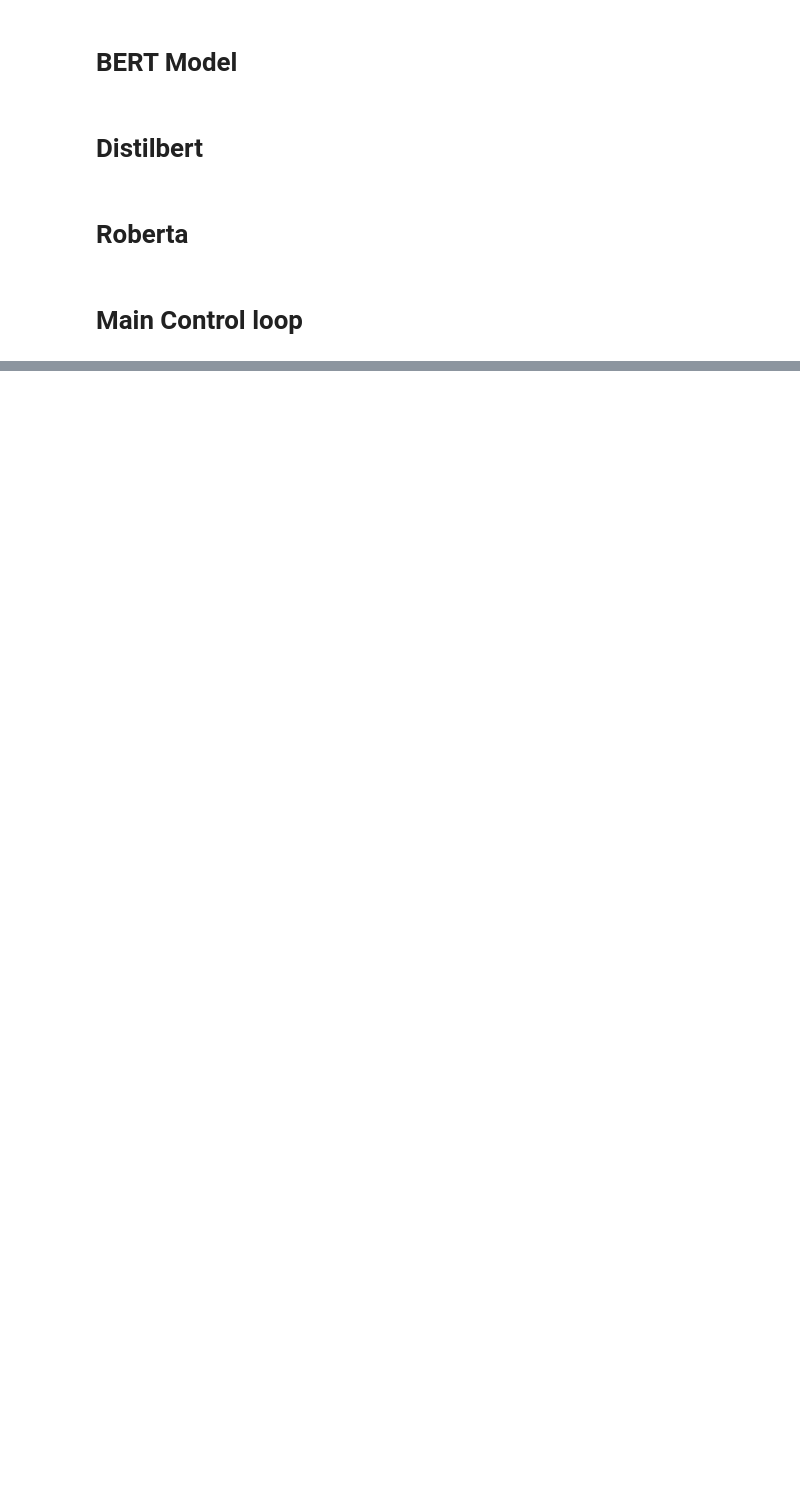
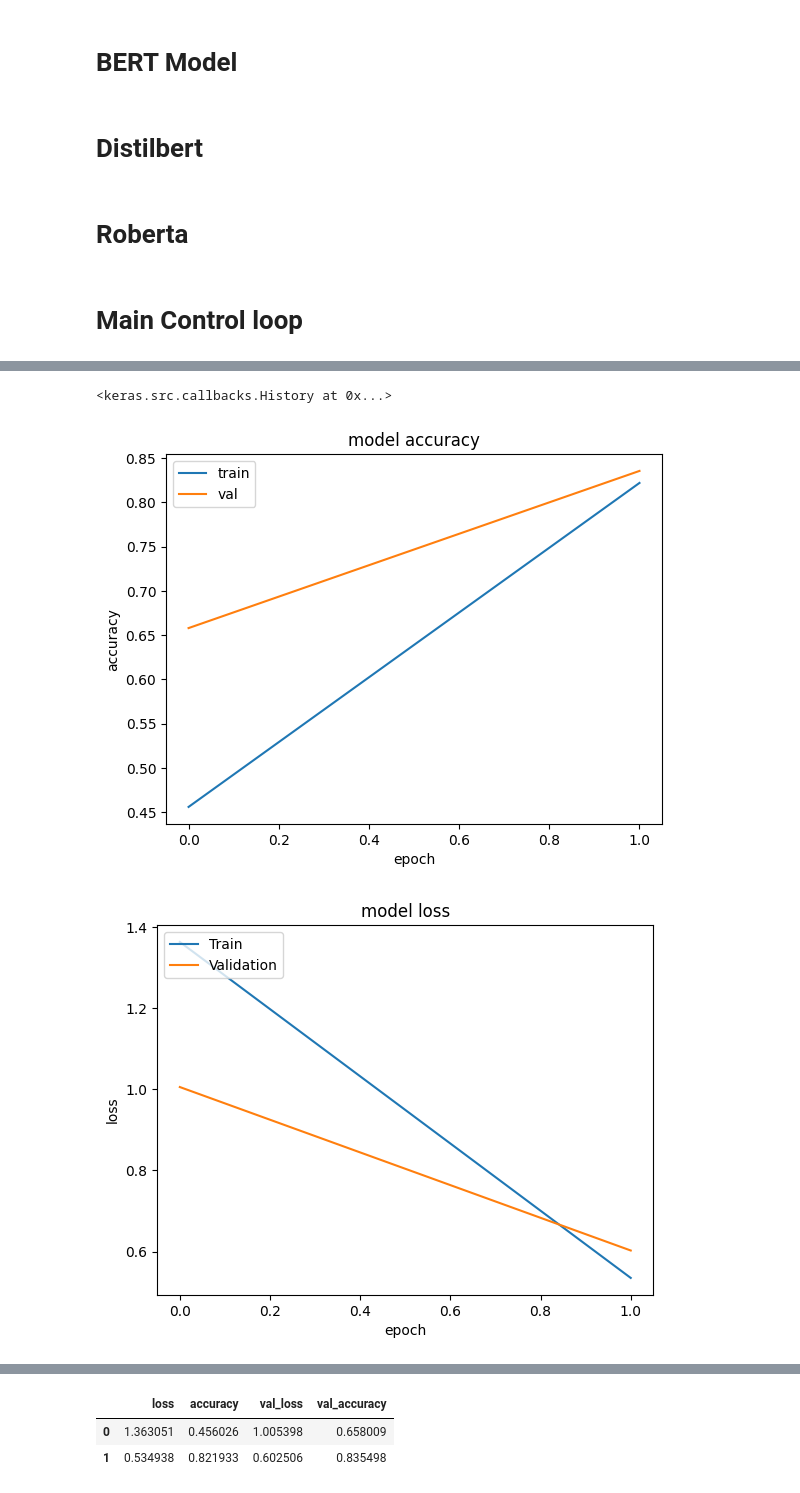
Before and after one commit to muthumayan/mids-w266-project, a Jupyter notebook: reddit-baseline.ipynb, the cells around one changed output, grey strips where cells are left out. Saved outputs shown, nothing was run; the diff lists cells and outputs as text; code cells hidden in the pictures; blank space fills up the shorter version.

```diff
--- a/reddit-baseline.ipynb
+++ b/reddit-baseline.ipynb
@@ -967,0 +993,26 @@ Accuracy: 0.769489247311828
+# %%
+last_model_history
+# %% [output]
+<keras.src.callbacks.History at 0x...>
+# %%
+plt.plot(last_model_history.history['accuracy'])
+plt.plot(last_model_history.history['val_accuracy'])
+plt.title('model accuracy')
+plt.ylabel('accuracy')
+plt.xlabel('epoch')
+plt.legend(['train', 'val'], loc='upper left')
+plt.show()
+
+plt.plot(last_model_history.history['loss'])
+plt.plot(last_model_history.history['val_loss'])
+plt.title('model loss')
+plt.ylabel('loss')
+plt.xlabel('epoch')
+plt.legend(['Train', 'Validation'], loc='upper left')
+plt.show()
+
+pd.DataFrame(last_model_history.history).plot(figsize=(8,5))
+plt.show()
+# %% [output]
+[figure, added]
+[figure, added]
@@ -968,2 +1020,8 @@ Accuracy: 0.769489247311828
+# %%
+pd.DataFrame(last_model_history.history)
+# %% [output]
+|  | loss | accuracy | val_loss | val_accuracy |
+| 0 | 1.363051 | 0.456026 | 1.005398 | 0.658009 |
+| 1 | 0.534938 | 0.821933 | 0.602506 | 0.835498 |
 # %%
 !ls /content/drive/MyDrive/MIDS-266/w266/project/saved_models/
```
Also changed, not shown: parts of 18 cells of this notebook, 1 other file.
